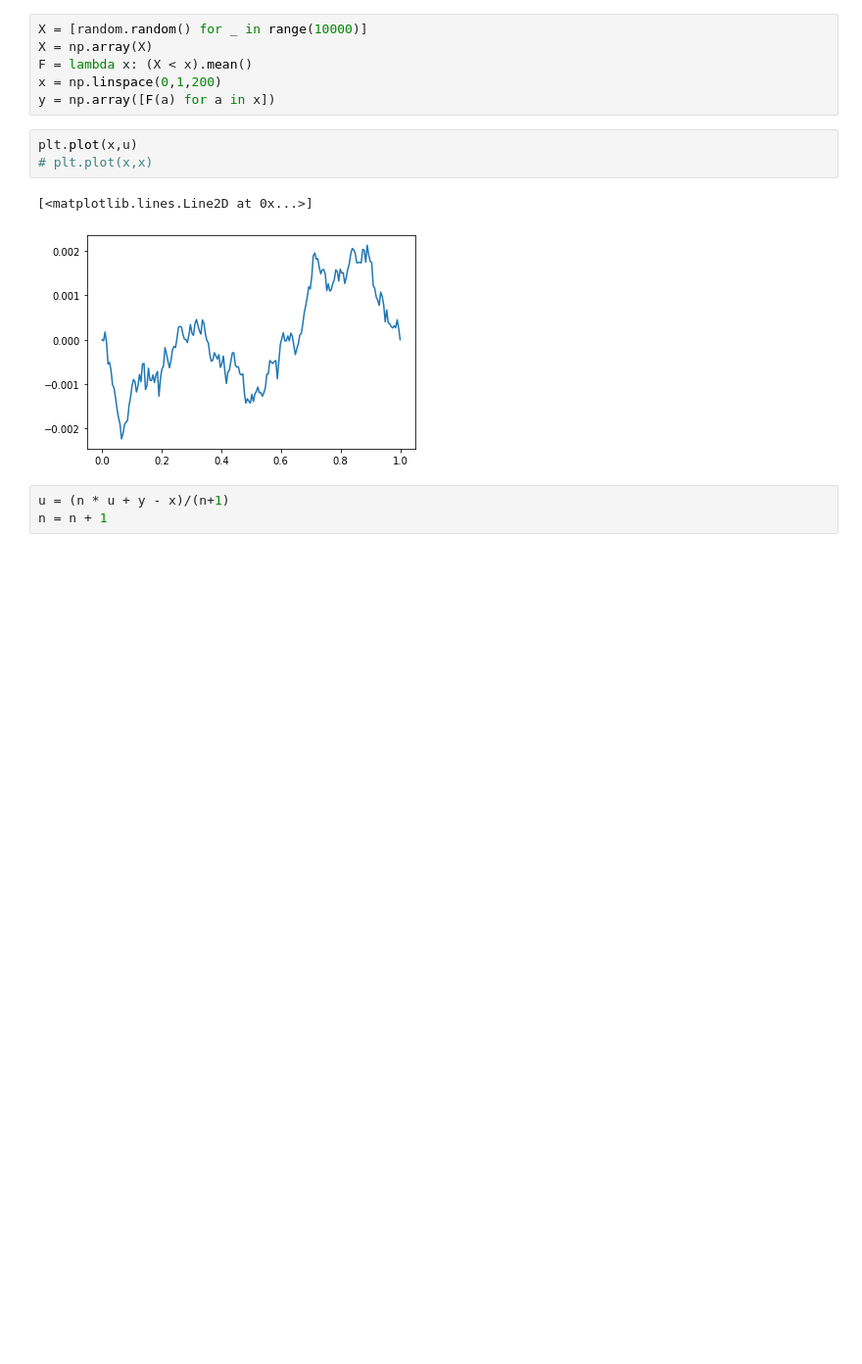
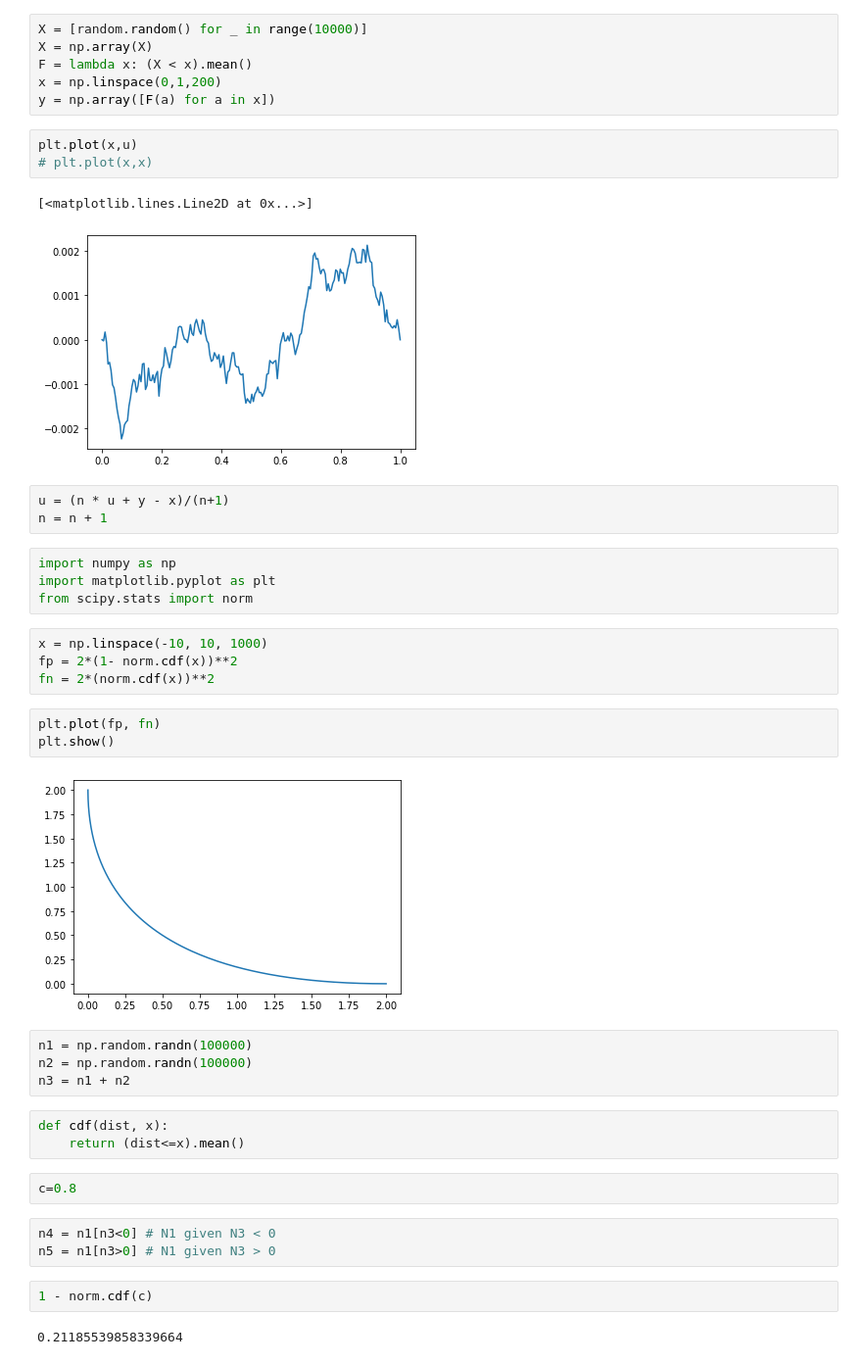
Before and after one commit to mk314k/Polynomial, a Jupyter notebook: newton.ipynb, the cells around one changed output. Shown at 98% size. Drawn from its saved outputs; the diff is of its cells as text; blank space fills up the shorter version.

```diff
--- a/newton.ipynb
+++ b/newton.ipynb
@@ -285,3 +303,32 @@ plt.plot(x,u)
 # %%
 u = (n * u + y - x)/(n+1)
 n = n + 1
+# %%
+import numpy as np
+import matplotlib.pyplot as plt
+from scipy.stats import norm
+# %%
+x = np.linspace(-10, 10, 1000)
+fp = 2*(1- norm.cdf(x))**2
+fn = 2*(norm.cdf(x))**2
+# %%
+plt.plot(fp, fn)
+plt.show()
+# %% [output]
+[figure, added]
+# %%
+n1 = np.random.randn(100000)
+n2 = np.random.randn(100000)
+n3 = n1 + n2
+# %%
+def cdf(dist, x):
+    return (dist<=x).mean()
+# %%
+c=0.8
+# %%
+n4 = n1[n3<0] # N1 given N3 < 0
+n5 = n1[n3>0] # N1 given N3 > 0
+# %%
+1 - norm.cdf(c)
+# %% [output]
+0.21185539858339664
```
Also changed, not shown: parts of 25 cells of this notebook, 7 other files.
